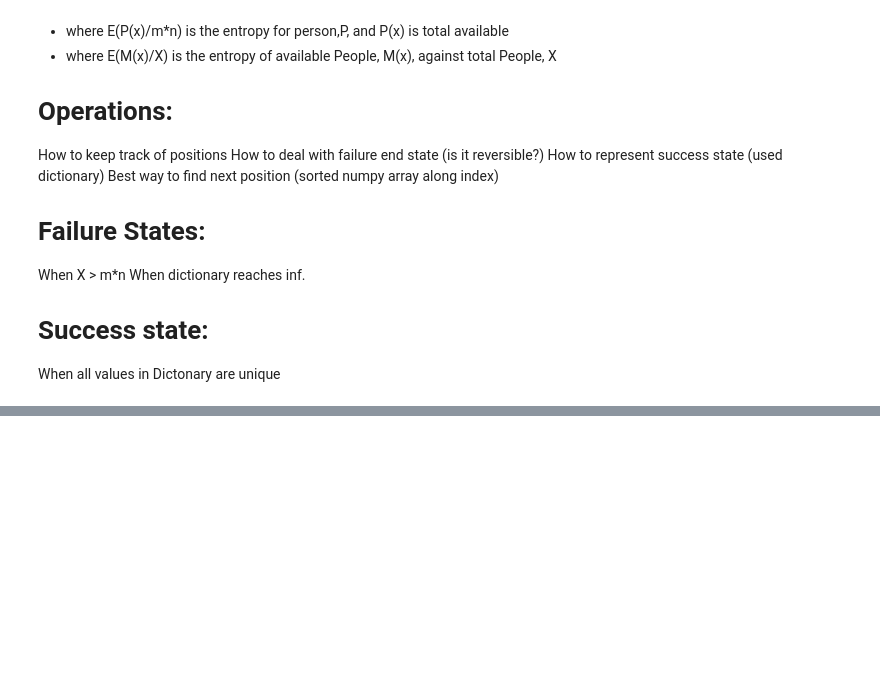
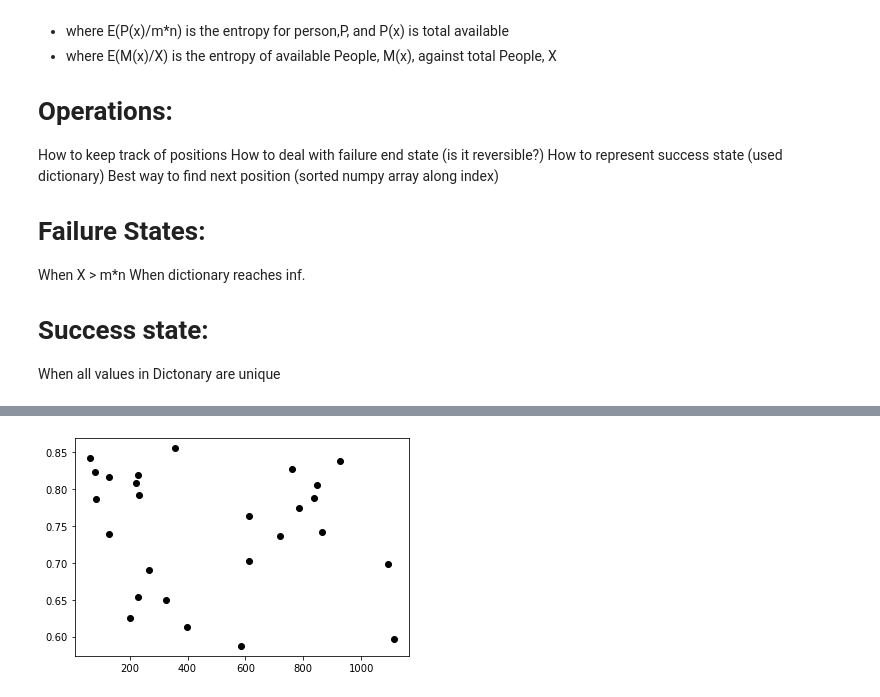
Before and after one commit to JBurtn/GeneralPractice, a Jupyter notebook: Pandas/PandasPractice.ipynb, the cells around one changed output, grey strips where cells are left out. Cells and saved outputs as stored; diff of their text form; code cells hidden in the pictures; blank space fills up the shorter version.

```diff
--- a/Pandas/PandasPractice.ipynb
+++ b/Pandas/PandasPractice.ipynb
@@ -451,0 +581,5 @@ getBestSpot(people, schedule)
+# %%
+plt.scatter(best.values(), EntVals, c='black')
+plt.show()
+# %% [output]
+[figure, added]
```
Also changed, not shown: parts of 18 cells of this notebook.
